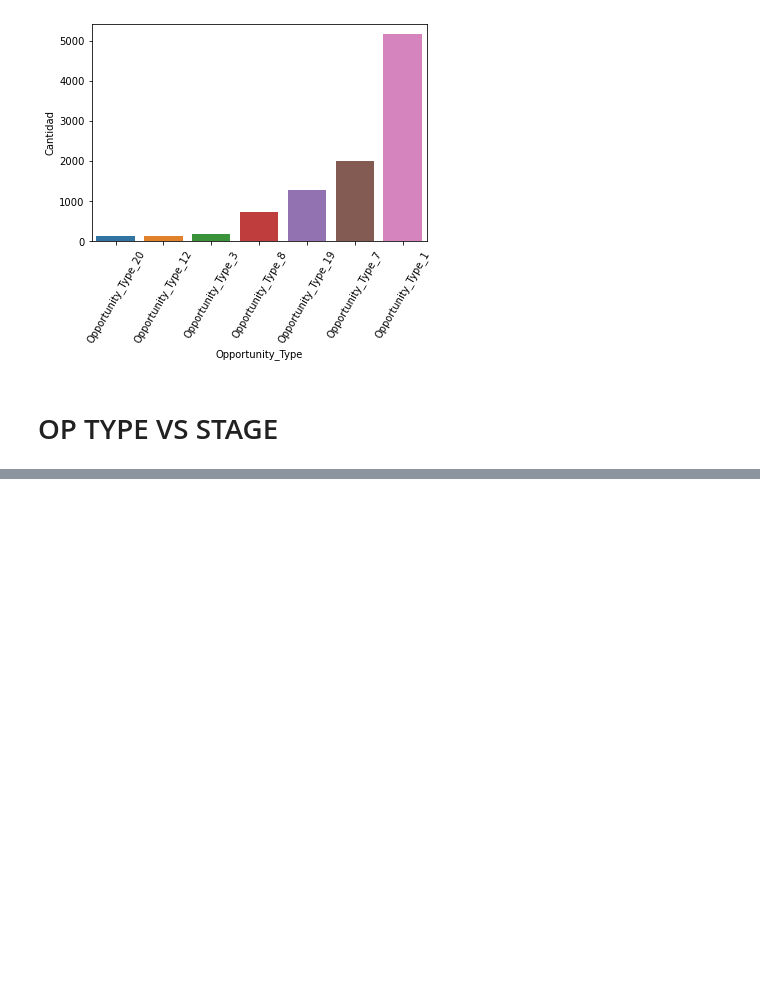
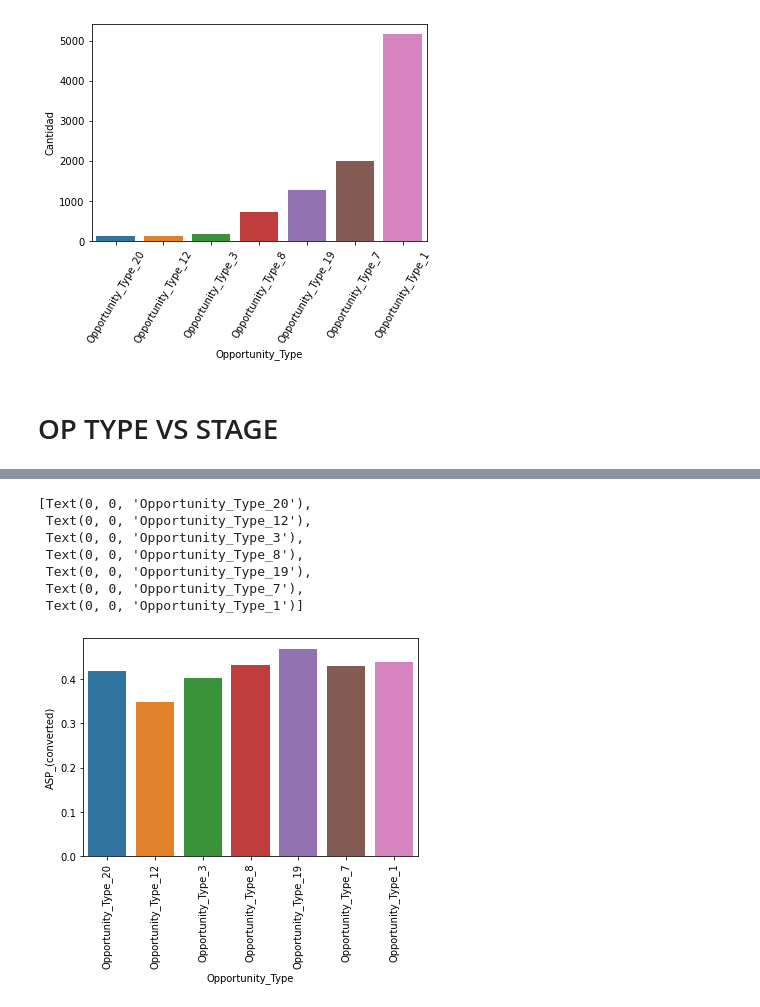
Before and after one commit to RiedelNicolas/75.06-2C2020-TP1, a Jupyter notebook: Op_Type Analysis.ipynb, the cells around one changed output, grey strips where cells are left out. Cells and saved outputs as stored; diff of their text form; code cells hidden in the pictures; blank space fills up the shorter version.

```diff
--- a/Op_Type Analysis.ipynb
+++ b/Op_Type Analysis.ipynb
@@ -77,0 +84,8 @@ plot = sns.barplot(x="Opportunity_Type",y="Cantidad",hue="Stage",data=opTypeVsSt
+# %%
+opTypesVsASP = opportunities[["Opportunity_Type","ASP_(converted)","Opportunity_ID"]].groupby("Opportunity_Type").\
+            agg({"ASP_(converted)":"mean","Opportunity_ID":"count"})
+opTypesVsASP.rename(columns={"Opportunity_ID":"Cantidad"},inplace=True)
+opTypesVsASP.reset_index(inplace=True)
+opTypesVsASP.sort_values(by="Cantidad",inplace=True)
+opTypesVsASP = opTypesVsASP[opTypesVsASP["Cantidad"] > 100]
+opTypesVsASP
@@ -77,0 +101,12 @@ plot = sns.barplot(x="Opportunity_Type",y="Cantidad",hue="Stage",data=opTypeVsSt
+# %%
+plot = sns.barplot(x="Opportunity_Type",y="ASP_(converted)",data=opTypesVsASP)
+plot.set_xticklabels(plot.get_xticklabels(), rotation=90)
+# %% [output]
+[Text(0, 0, 'Opportunity_Type_20'),
+ Text(0, 0, 'Opportunity_Type_12'),
+ Text(0, 0, 'Opportunity_Type_3'),
+ Text(0, 0, 'Opportunity_Type_8'),
+ Text(0, 0, 'Opportunity_Type_19'),
+ Text(0, 0, 'Opportunity_Type_7'),
+ Text(0, 0, 'Opportunity_Type_1')]
+[figure, added]
```
Also changed, not shown: parts of 4 cells of this notebook.
